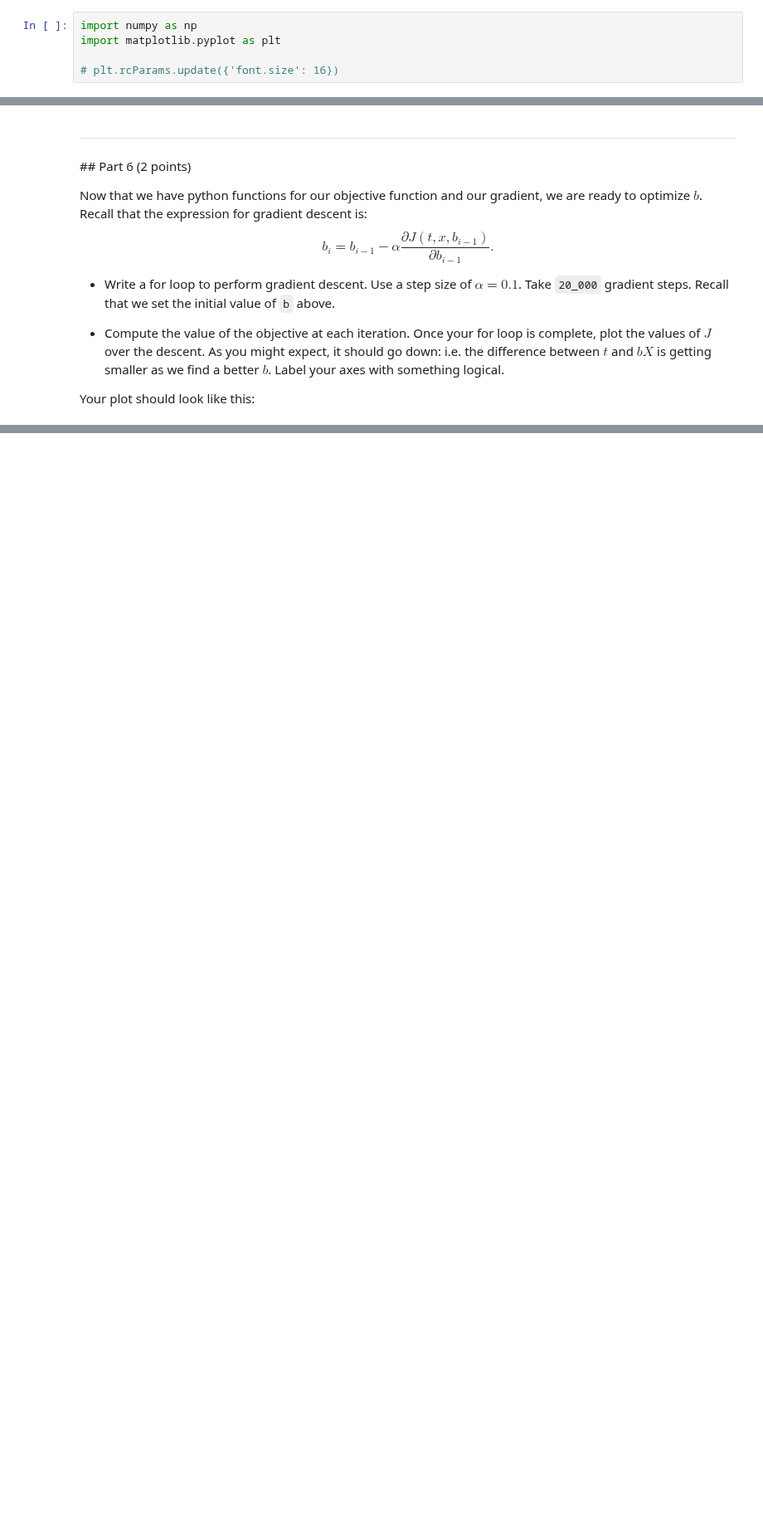
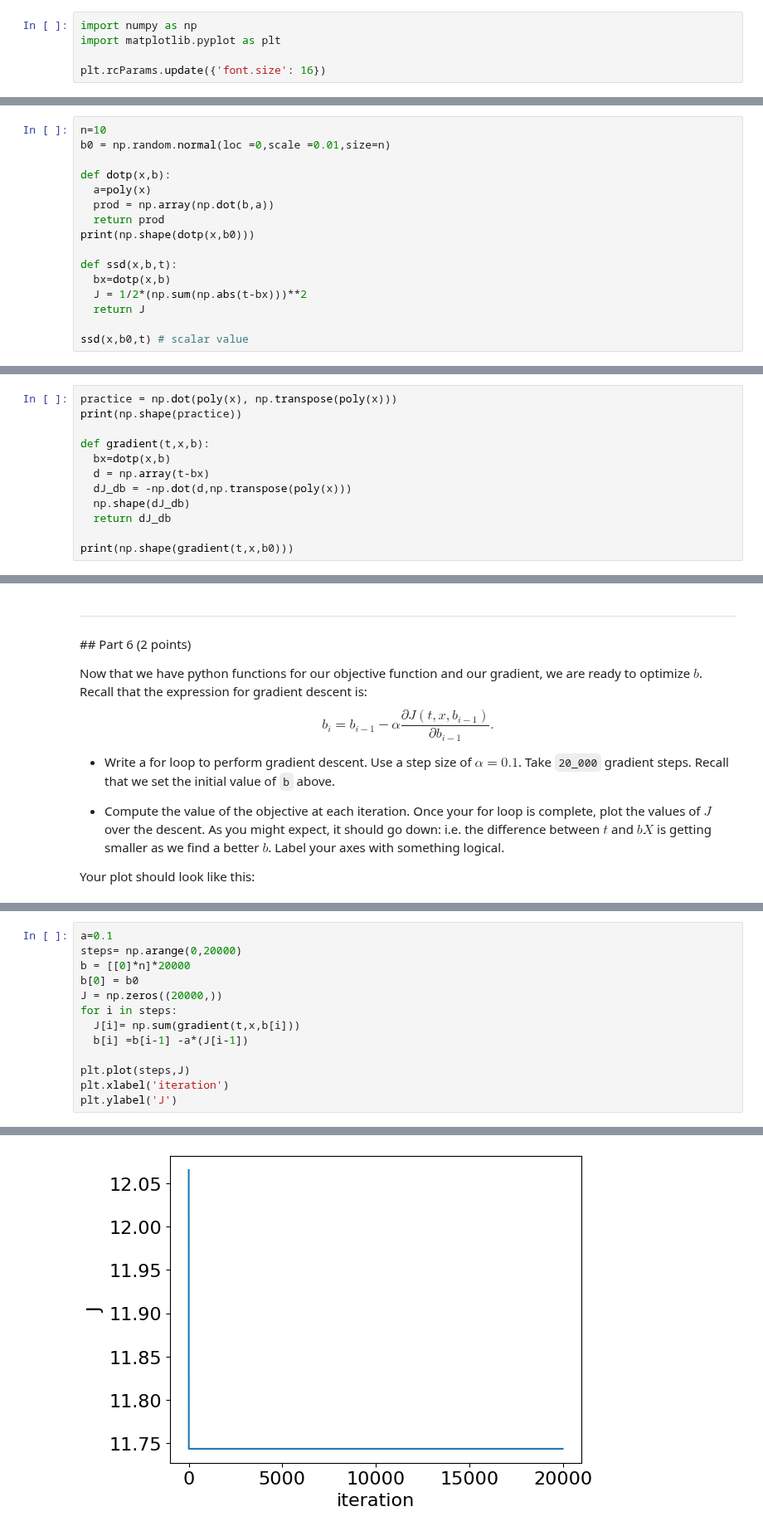
Before and after one commit to Urvi-M/BE559, a Jupyter notebook: Homework2_part1_v2.ipynb, the cells around one changed output, grey strips where cells are left out. Shown at 83% size. Saved outputs shown, nothing was run; the diff lists cells and outputs as text; blank space fills up the shorter version.

```diff
--- a/Homework2_part1_v2.ipynb
+++ b/Homework2_part1_v2.ipynb
@@ -23,7 +23,7 @@ Now is also a good time to set the default font size to 16.
 import numpy as np
 import matplotlib.pyplot as plt
 
-# plt.rcParams.update({'font.size': 16})
+plt.rcParams.update({'font.size': 16})
 # %% [markdown]
 ---
 ## Part 1 (2 points)
@@ -166,3 +166,19 @@ Recall that with linear regression, we want to find the $b$ the minimizes the su
 *  Write a function that computes the sum of the squared difference between the $bX$ and our data $t$. This function should call the function you wrote previously for computing the dot product $bX$.
 
 * Confirm that it returns a scalar value
+# %%
+n=10
+b0 = np.random.normal(loc =0,scale =0.01,size=n)
+
+def dotp(x,b):
+  a=poly(x)
+  prod = np.array(np.dot(b,a))
+  return prod
+print(np.shape(dotp(x,b0)))
+
+def ssd(x,b,t):
+  bx=dotp(x,b)
+  J = 1/2*(np.sum(np.abs(t-bx)))**2
+  return J
+
+ssd(x,b0,t) # scalar value
@@ -179,3 +198,15 @@ To compute the $b$ that minimizes our objective function we are going to perform
 *  Once you have computed $\frac{\partial J}{\partial b}$ by hand, write a python function that computes the gradient of our objective function given $t$, $x$, and $b$.
 
 *  Confirm that it returns of vector of dimension `n`
+# %%
+practice = np.dot(poly(x), np.transpose(poly(x)))
+print(np.shape(practice))
+
+def gradient(t,x,b):
+  bx=dotp(x,b)
+  d = np.array(t-bx)
+  dJ_db = -np.dot(d,np.transpose(poly(x)))
+  np.shape(dJ_db)
+  return dJ_db
+
+print(np.shape(gradient(t,x,b0)))
@@ -195,0 +227,14 @@ Your plot should look like this:
+# %%
+a=0.1
+steps= np.arange(0,20000)
+b = [[0]*n]*20000
+b[0] = b0
+J = np.zeros((20000,))
+for i in steps:
+  J[i]= np.sum(gradient(t,x,b[i]))
+  b[i] =b[i-1] -a*(J[i-1])
+
+plt.plot(steps,J)
+plt.xlabel('iteration')
+plt.ylabel('J')
+# %% [output]
@@ -196,3 +242,4 @@ Your plot should look like this:
+[figure, added]
 # %% [markdown]
 ---
 ## Part 7 (2 points)
```
Also changed, not shown: parts of 8 cells of this notebook.
